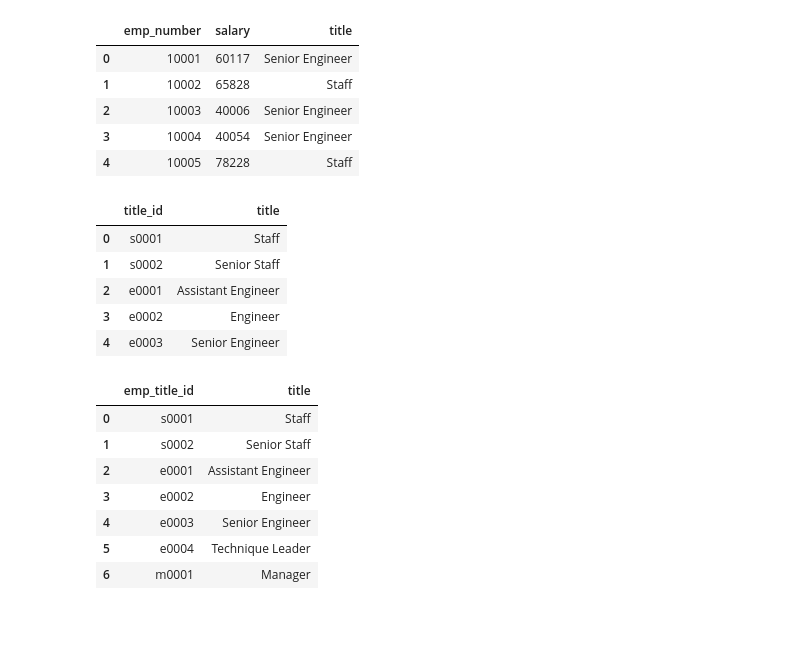
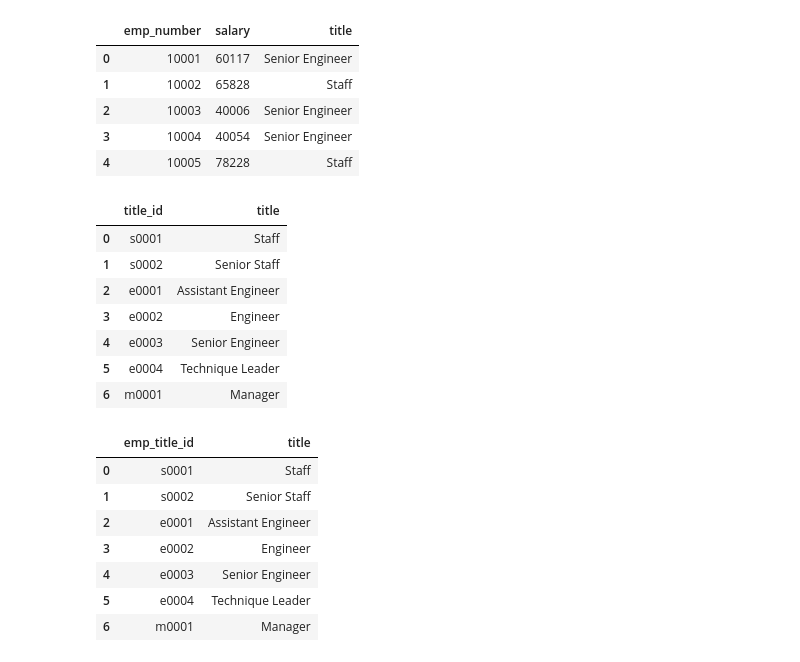
Before and after one commit to scottdseely/Postgresql-challenge, a Jupyter notebook: EmployeeSQL/Analysis.ipynb, the cells around one changed output. Cells and saved outputs as stored; diff of their text form; code cells hidden in the pictures; blank space fills up the shorter version.

```diff
--- a/EmployeeSQL/Analysis.ipynb
+++ b/EmployeeSQL/Analysis.ipynb
@@ -77,14 +75,16 @@ salary_data.head()
 | 4 | 10005 | 78228 | Staff |
 # %%
 title_data = pd.read_sql("SELECT * FROM titles", engage)
-title_data.head()
+title_data
 # %% [output]
 |  | title_id | title |
 | 0 | s0001 | Staff |
 | 1 | s0002 | Senior Staff |
 | 2 | e0001 | Assistant Engineer |
 | 3 | e0002 | Engineer |
 | 4 | e0003 | Senior Engineer |
+| 5 | e0004 | Technique Leader |
+| 6 | m0001 | Manager |
 # %%
 title_data = title_data.rename(columns={"title_id": "emp_title_id"})
 title_data
```
Also changed, not shown: parts of 7 cells of this notebook, 2 other files.
